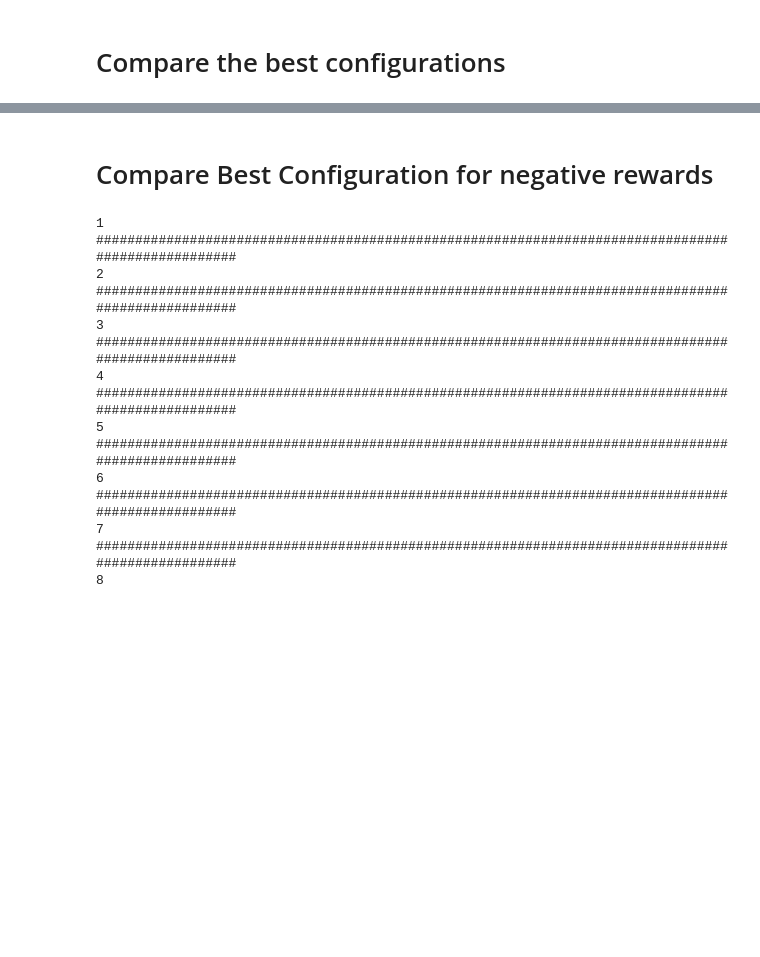
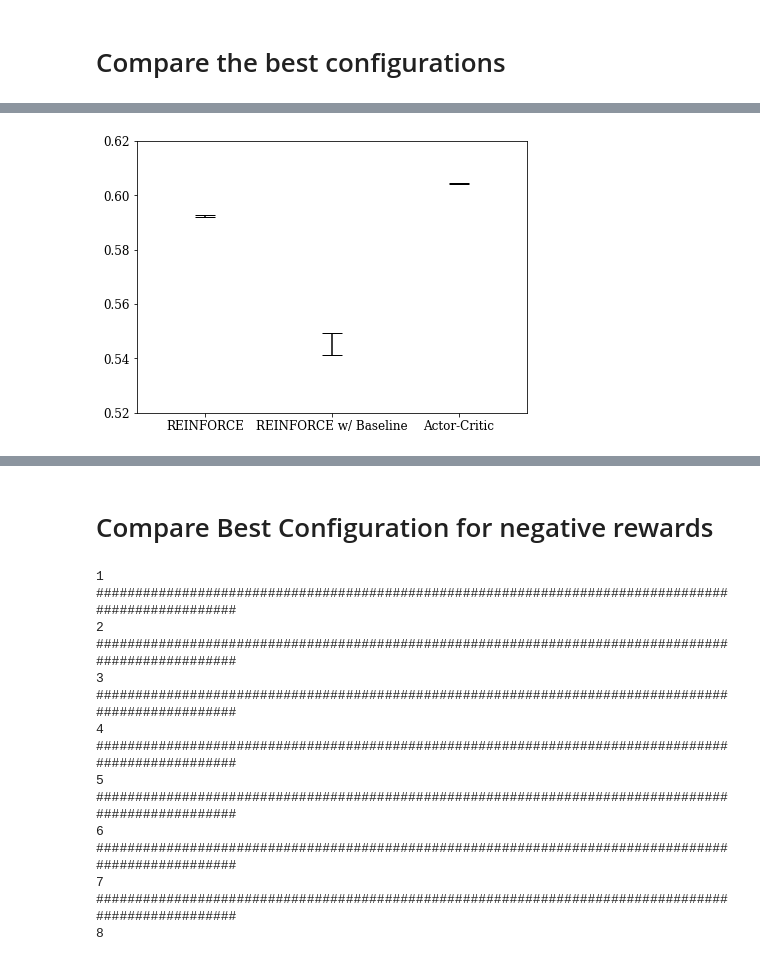
Before and after one commit to nimamahmoudi/rlai-policy-gradient-methods, a Jupyter notebook: final5_compare_best_configs.ipynb, the cells around one changed output, grey strips where cells are left out. Saved outputs shown, nothing was run; the diff lists cells and outputs as text; code cells hidden in the pictures; blank space fills up the shorter version.

```diff
--- a/final5_compare_best_configs.ipynb
+++ b/final5_compare_best_configs.ipynb
@@ -342,15 +362,18 @@ plt.show()
 # %%
 plt.figure(1, figsize=(7,5))
 se = np.std([np.mean(x, axis=1) for x in [avgs1, avgs2, avgs3]], axis=1) / np.sqrt(num_of_tests)
 agents = ['REINFORCE', 'REINFORCE w/ Baseline', 'Actor-Critic']
 y = [np.mean(x) for x in [avgs1,avgs2,avgs3]]
 
 plt.bar(range(len(agents)), [np.mean(x) for x in [avgs1,avgs2,avgs3]], alpha=0.0, ecolor='black', capsize=10, yerr=se)
 # plt.errorbar(range(len(agents)), y, se, linestyle='None', color='r')
 plt.xticks(range(len(agents)), agents)
-plt.ylim(bottom=best_performance-0.13)
+# plt.ylim(bottom=best_performance-0.13)
+plt.ylim(bottom=0.52, top=0.62)
 plt.savefig(f'{figs_folder}smart-vac-comp-se.pdf')
 plt.show()
+# %% [output]
+[figure, added]
 # %%
 # plt.figure(1, figsize=(7,10))
 
```
Also changed, not shown: parts of 4 cells of this notebook, 3 other files.
